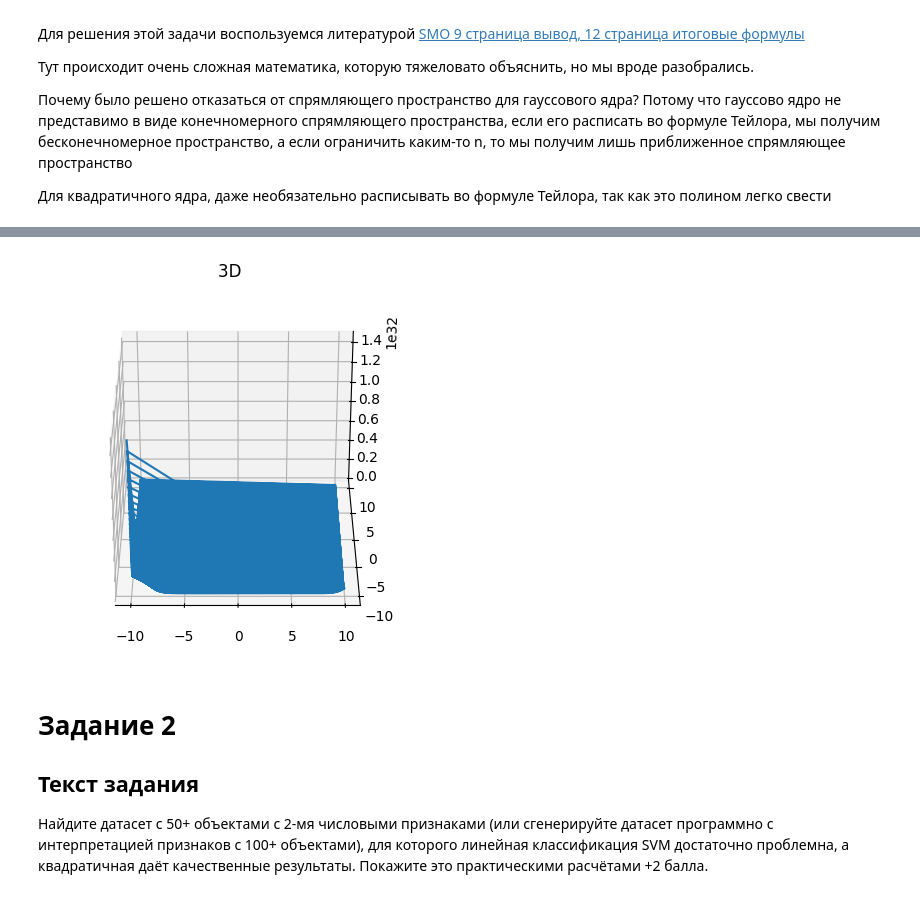
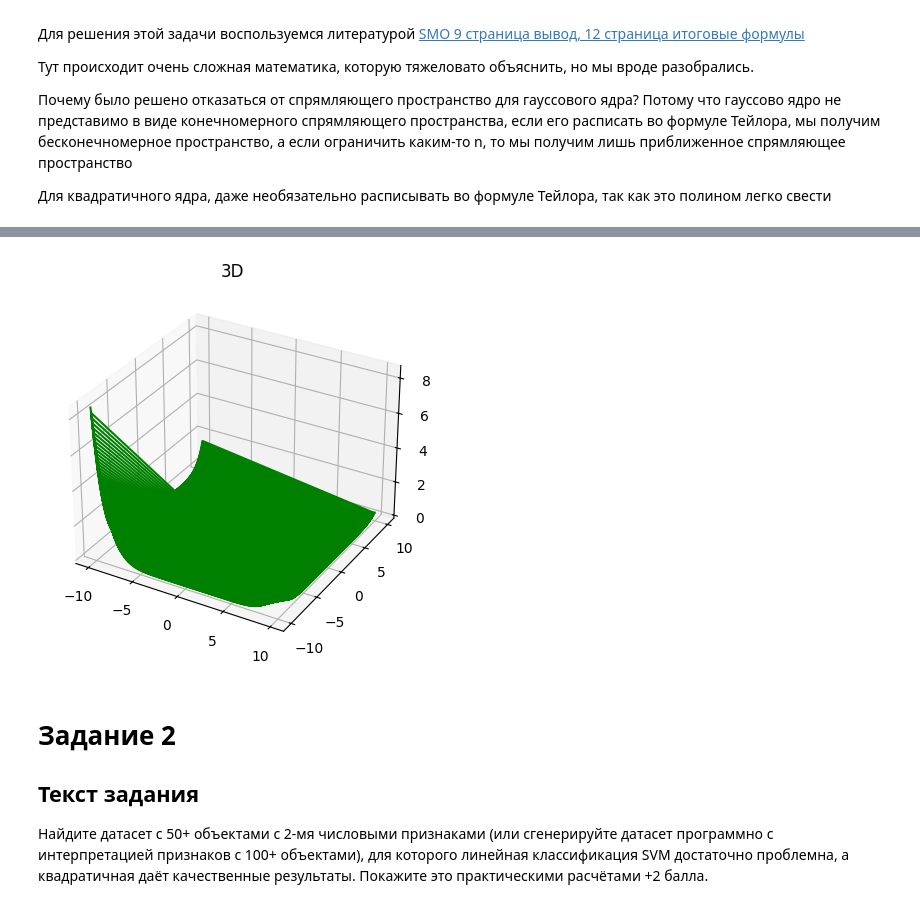
Before and after one commit to J0hnLenin/MachineLearningLabs, a Jupyter notebook: Lab06.ipynb, the cells around one changed output, grey strips where cells are left out. Cells and saved outputs as stored; diff of their text form; code cells hidden in the pictures.

```diff
--- a/Lab06.ipynb
+++ b/Lab06.ipynb
@@ -1049,7 +1049,12 @@ class GaussSVM(SupportVectorMachine):
         X =  np.concatenate((np.ones(len(X)).reshape(-1, 1), X), axis=1) #фиктивная единица
         X = self.to_new_r(X) #перевод в новое пространство данных
         return np.sign(np.dot(X, self.w).reshape(-1, 1)) #предсказание
+# %%
+from sklearn import preprocessing
+scaler = preprocessing.MinMaxScaler()
+X_scaled = scaler.fit_transform(X)
+X_scaled_train, X_scaled_test, y_train, y_test = train_test_split(X_scaled, y, random_state=0)
 # %%
-test_svm = GaussSVM(X_train, y_train, h=0.0005, min_iterations=3000)
-test_svm.init_r(9)
+test_svm = GaussSVM(X_scaled_train, y_train, h=0.0005, min_iterations=500)
+test_svm.init_r(5)
 # %% [output]
@@ -1194,11 +1187,10 @@ plt.show()
 # %%
 ax = plt.axes(projection ='3d')
-ax.plot3D(xgrid, ygrid, z)
-ax.set_title('3D ')
-ax.view_init(elev=30, azim=-90)
+ax.plot3D(xgrid, ygrid, z, 'green')
+ax.set_title('3D')
 plt.show()
 # %% [output]
-[figure, old version]
+[figure, new version]
 # %% [markdown]
 # Задание 2
 ## Текст задания
```
Also changed, not shown: parts of 9 cells of this notebook.
